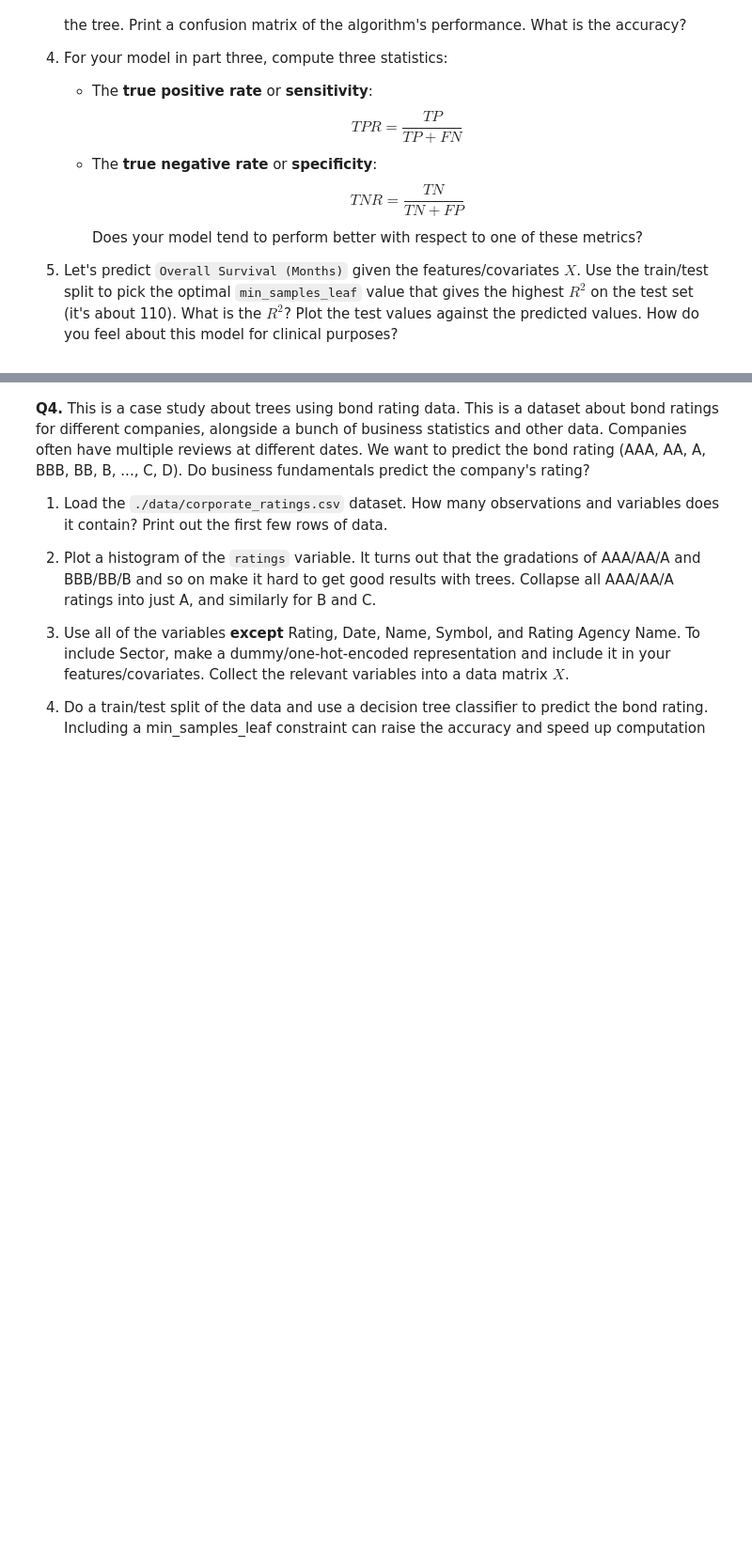
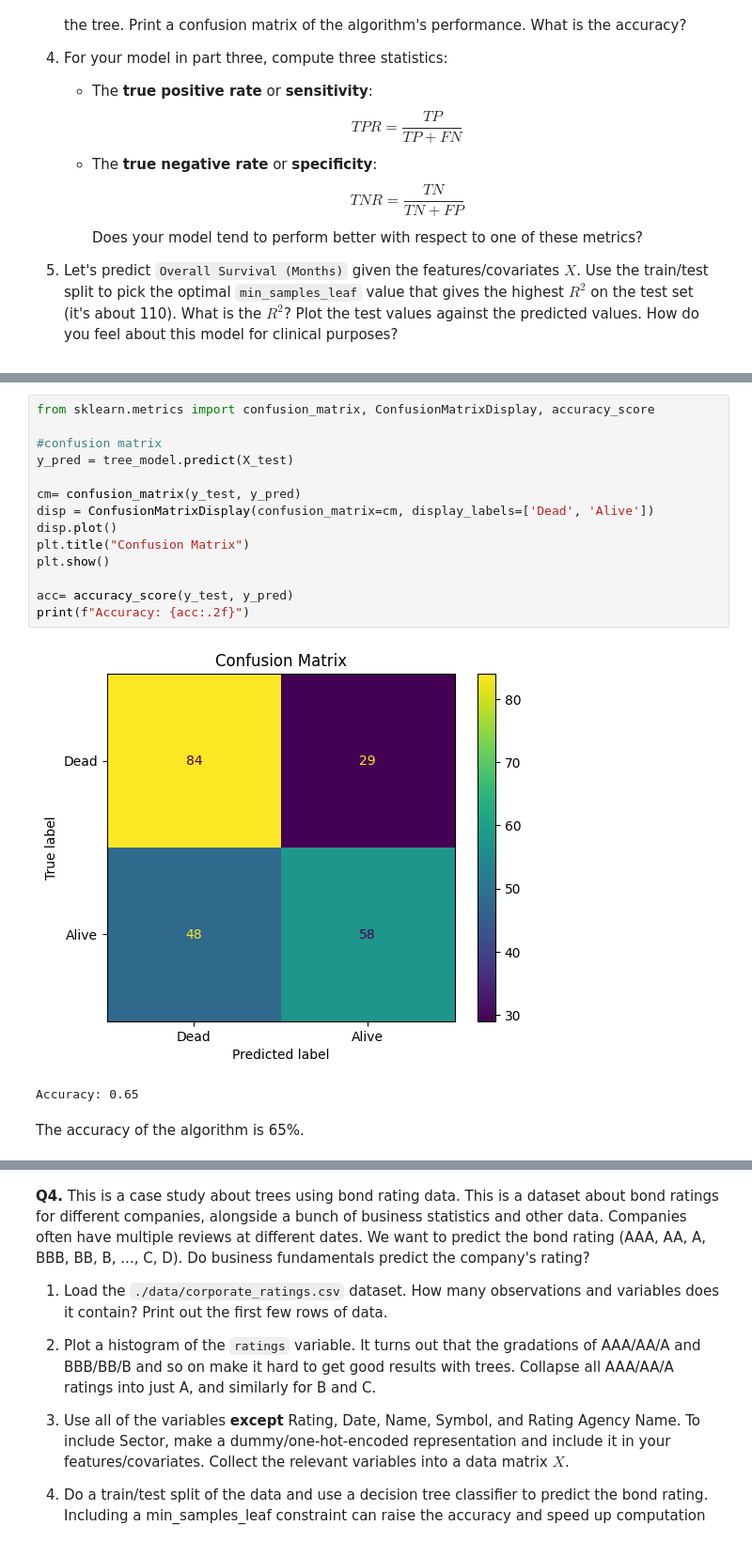
Before and after one commit to kguzman24/trees, a Jupyter notebook: assignment/assignment.ipynb, the cells around one changed output, grey strips where cells are left out. Shown: that part at 94% size. Cells and saved outputs as stored; diff of their text form; blank space fills up the shorter version.

```diff
--- a/assignment/assignment.ipynb
+++ b/assignment/assignment.ipynb
@@ -215,0 +304,19 @@ The tree and linear regression models are predicting similar values, which means
+# %%
+from sklearn.metrics import confusion_matrix, ConfusionMatrixDisplay, accuracy_score
+
+#confusion matrix
+y_pred = tree_model.predict(X_test)
+
+cm= confusion_matrix(y_test, y_pred)
+disp = ConfusionMatrixDisplay(confusion_matrix=cm, display_labels=['Dead', 'Alive'])
+disp.plot()
+plt.title("Confusion Matrix")
+plt.show()
+
+acc= accuracy_score(y_test, y_pred)
+print(f"Accuracy: {acc:.2f}")
+# %% [output]
+[figure, added]
+Accuracy: 0.65
+# %% [markdown]
+The accuracy of the algorithm is 65%.
```
Also changed, not shown: parts of 17 cells of this notebook.
